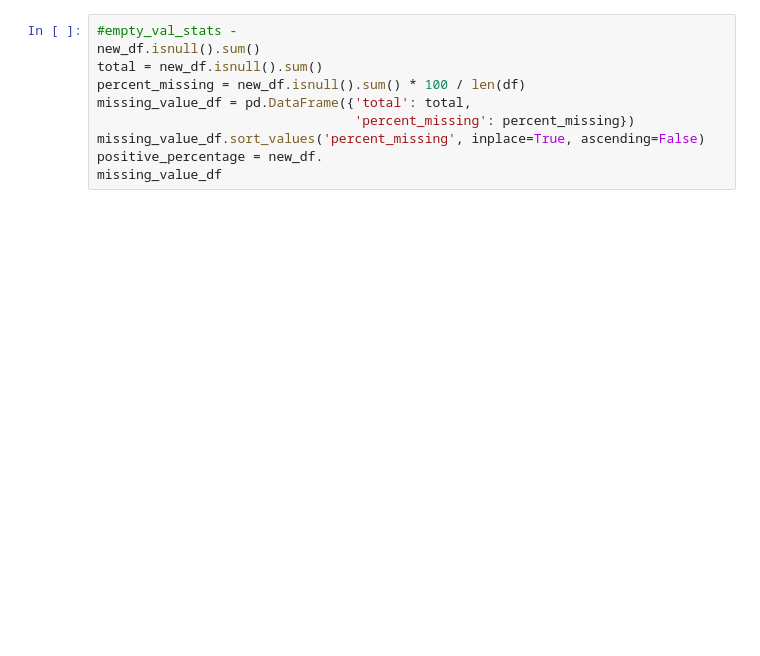
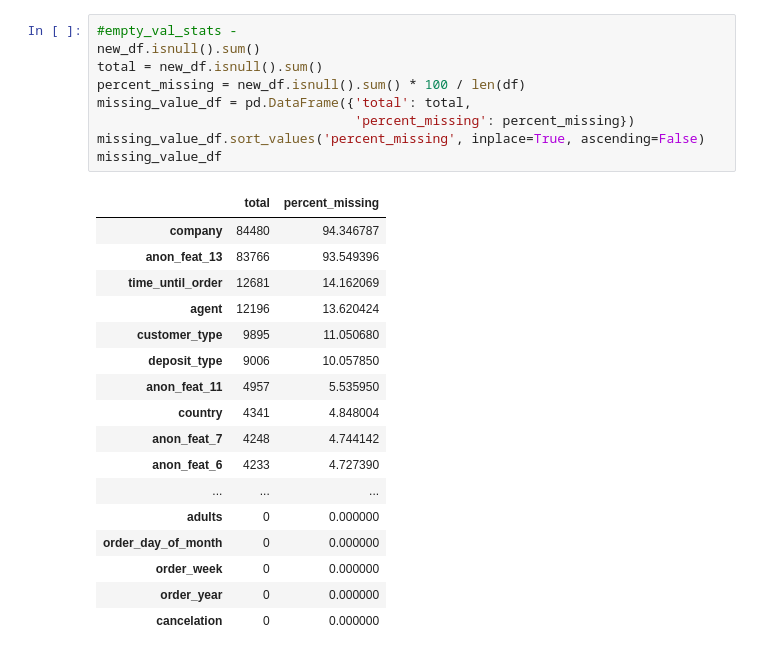
Before and after one commit to itaynussbaum/Machinelearning_308365105_205489875, a Jupyter notebook: function_analysis.ipynb, the cells around one changed output. Cells and saved outputs as stored; diff of their text form; blank space fills up the shorter version.

```diff
--- a/function_analysis.ipynb
+++ b/function_analysis.ipynb
@@ -28,10 +25,27 @@ new_df
 # %%
 #empty_val_stats -
 new_df.isnull().sum()
 total = new_df.isnull().sum()
 percent_missing = new_df.isnull().sum() * 100 / len(df)
 missing_value_df = pd.DataFrame({'total': total,
                                  'percent_missing': percent_missing})
 missing_value_df.sort_values('percent_missing', inplace=True, ascending=False)
-positive_percentage = new_df.
 missing_value_df
+# %% [output]
+|  | total | percent_missing |
+| company | 84480 | 94.346787 |
+| anon_feat_13 | 83766 | 93.549396 |
+| time_until_order | 12681 | 14.162069 |
+| agent | 12196 | 13.620424 |
+| customer_type | 9895 | 11.050680 |
+| deposit_type | 9006 | 10.057850 |
+| anon_feat_11 | 4957 | 5.535950 |
+| country | 4341 | 4.848004 |
+| anon_feat_7 | 4248 | 4.744142 |
+| anon_feat_6 | 4233 | 4.727390 |
+| ... | ... | ... |
+| adults | 0 | 0.000000 |
+| order_day_of_month | 0 | 0.000000 |
+| order_week | 0 | 0.000000 |
+| order_year | 0 | 0.000000 |
+| cancelation | 0 | 0.000000 |
```
Also changed, not shown: parts of 6 cells of this notebook.
